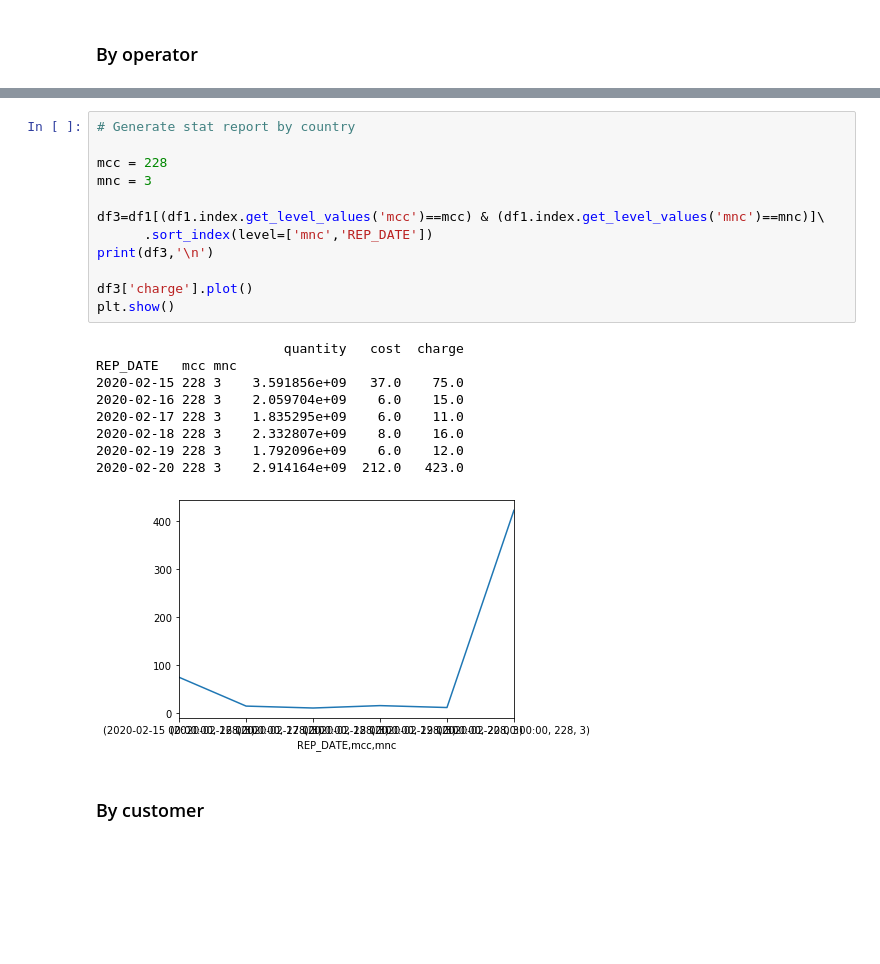
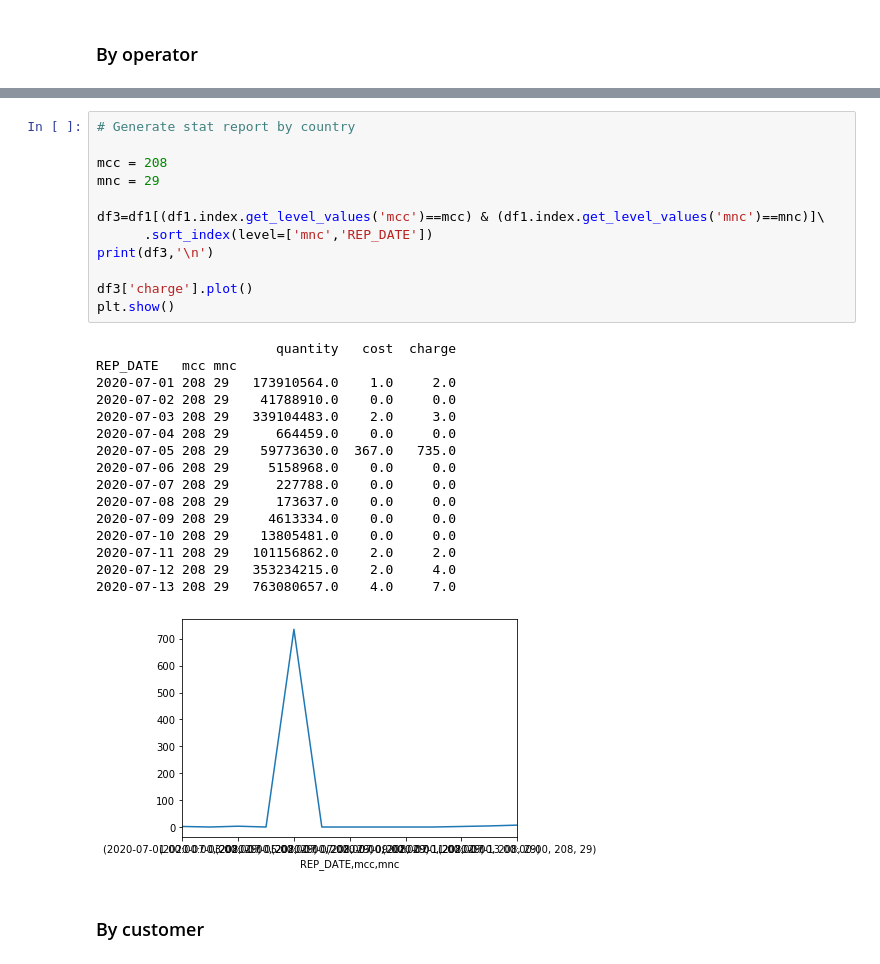
Before and after one commit to balobinp/RB_BD, a Jupyter notebook: RB_Revenue_Change_Python3.ipynb, the cells around one changed output, grey strips where cells are left out. Drawn from its saved outputs; the diff is of its cells as text; blank space fills up the shorter version.

```diff
--- a/RB_Revenue_Change_Python3.ipynb
+++ b/RB_Revenue_Change_Python3.ipynb
@@ -145,25 +158,32 @@ df2.apply(f,axis=1).sort_values(by=['diff','std_per'],ascending=False).head()
 # %%
 # Generate stat report by country
 
-mcc = 228
-mnc = 3
+mcc = 208
+mnc = 29
 
 df3=df1[(df1.index.get_level_values('mcc')==mcc) & (df1.index.get_level_values('mnc')==mnc)]\
       .sort_index(level=['mnc','REP_DATE'])
 print(df3,'\n')
 
 df3['charge'].plot()
 plt.show()
 # %% [output]
-                        quantity   cost  charge
+                       quantity   cost  charge
 REP_DATE   mcc mnc
-2020-02-15 228 3    3.591856e+09   37.0    75.0
-2020-02-16 228 3    2.059704e+09    6.0    15.0
-2020-02-17 228 3    1.835295e+09    6.0    11.0
-2020-02-18 228 3    2.332807e+09    8.0    16.0
-2020-02-19 228 3    1.792096e+09    6.0    12.0
-2020-02-20 228 3    2.914164e+09  212.0   423.0
+2020-07-01 208 29   173910564.0    1.0     2.0
+2020-07-02 208 29    41788910.0    0.0     0.0
+2020-07-03 208 29   339104483.0    2.0     3.0
+2020-07-04 208 29      664459.0    0.0     0.0
+2020-07-05 208 29    59773630.0  367.0   735.0
+2020-07-06 208 29     5158968.0    0.0     0.0
+2020-07-07 208 29      227788.0    0.0     0.0
+2020-07-08 208 29      173637.0    0.0     0.0
+2020-07-09 208 29     4613334.0    0.0     0.0
+2020-07-10 208 29    13805481.0    0.0     0.0
+2020-07-11 208 29   101156862.0    2.0     2.0
+2020-07-12 208 29   353234215.0    2.0     4.0
+2020-07-13 208 29   763080657.0    4.0     7.0
-[figure, old version]
+[figure, new version]
 # %% [markdown]
 ### By customer
 # %%
```
Also changed, not shown: parts of 11 cells of this notebook, 18 other files.
